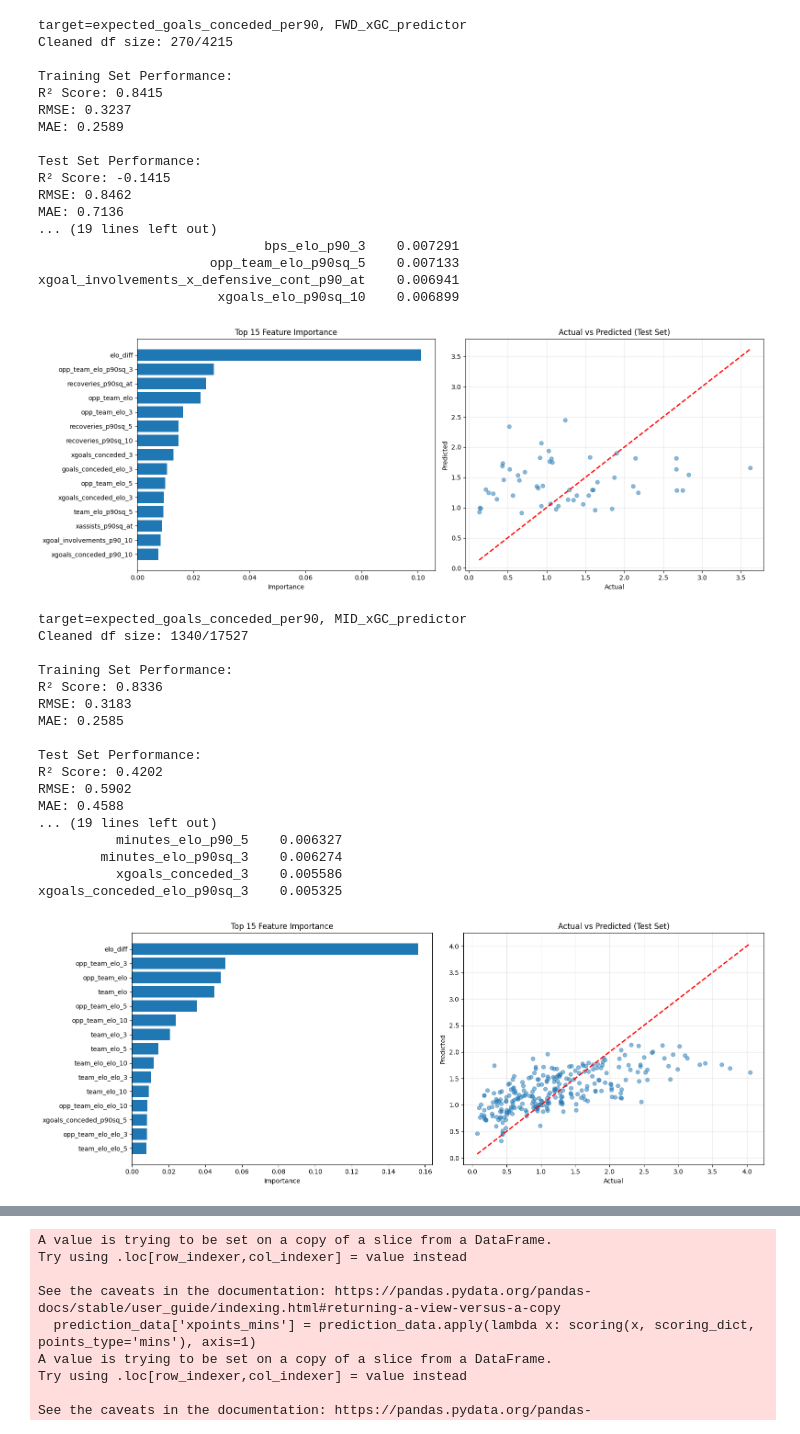
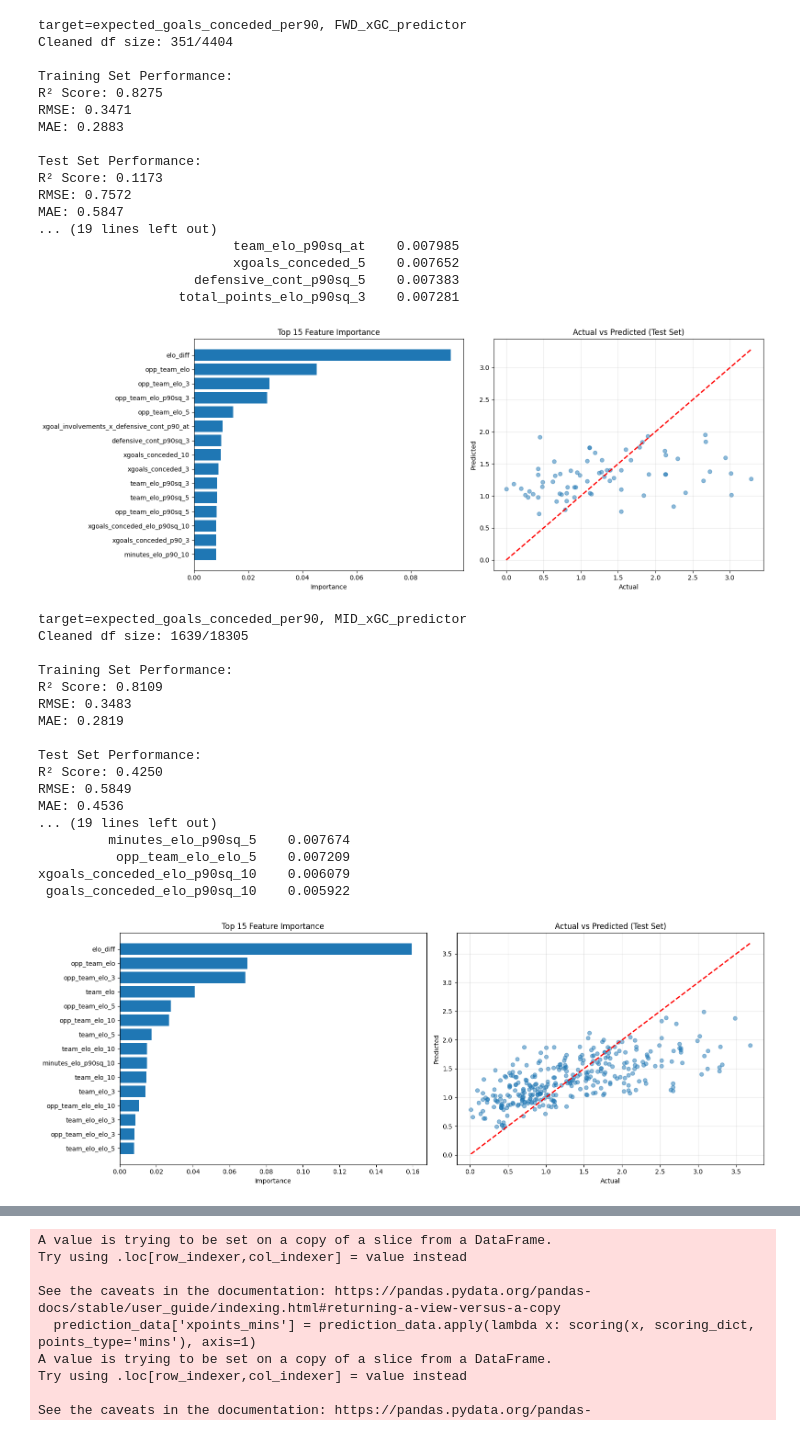
Before and after one commit to chrisimpacts/FPL-Points-Predictor, a Jupyter notebook: 3_FPL-Components-Prediction.ipynb, the cells around one changed output, grey strips where cells are left out. Drawn from its saved outputs; the diff is of its cells as text; code cells hidden in the pictures.

```diff
--- a/3_FPL-Components-Prediction.ipynb
+++ b/3_FPL-Components-Prediction.ipynb
@@ -865,5 +593,5 @@ MAE: 0.0684
 # %%
-filtered = (df['minutes']>45)&(df['player_season_minutes_total']>500)#&(df['total_points']<15)
+filtered = (df['minutes']>45)&(df['player_season_minutes_total']>100)#&(df['total_points']<15)
 
 if __name__ == "__main__":
 
@@ -882,61 +610,61 @@ if __name__ == "__main__":
         target='expected_goals_conceded_per90',
         positions={'MID'},
         columns_to_drop = cbi_defcon_cols)
     MID_xGC_predictor.fit()
     MID_xGC_predictor.plot_results()
 
     print("target=expected_goals_conceded_per90, DEF_xGC_predictor")
     DEF_xGC_predictor = FPLPredictor(
         data=df[filtered],
         target='expected_goals_conceded_per90',
         positions={'DEF'},
         columns_to_drop = cbi_defcon_cols)
     DEF_xGC_predictor.fit()
     DEF_xGC_predictor.plot_results()
 
     print("target=expected_goals_conceded_per90, GK_xGC_predictor")
     GK_xGC_predictor = FPLPredictor(
         data=df[filtered],
         target='expected_goals_conceded_per90',
         positions={'GK'},
         columns_to_drop = cbi_defcon_cols)
     GK_xGC_predictor.fit()
     GK_xGC_predictor.plot_results()
 # %% [output]
 target=expected_goals_conceded_per90, FWD_xGC_predictor
-Cleaned df size: 270/4215
+Cleaned df size: 351/4404
 
 Training Set Performance:
-R² Score: 0.8415
-RMSE: 0.3237
-MAE: 0.2589
+R² Score: 0.8275
+RMSE: 0.3471
+MAE: 0.2883
 
 Test Set Performance:
-R² Score: -0.1415
-RMSE: 0.8462
-MAE: 0.7136
+R² Score: 0.1173
+RMSE: 0.7572
+MAE: 0.5847
 ... (19 lines left out)
-                             bps_elo_p90_3    0.007291
-                      opp_team_elo_p90sq_5    0.007133
-xgoal_involvements_x_defensive_cont_p90_at    0.006941
-                       xgoals_elo_p90sq_10    0.006899
+                         team_elo_p90sq_at    0.007985
+                         xgoals_conceded_5    0.007652
+                    defensive_cont_p90sq_5    0.007383
+                  total_points_elo_p90sq_3    0.007281
-[figure, old version]
+[figure, new version]
 target=expected_goals_conceded_per90, MID_xGC_predictor
-Cleaned df size: 1340/17527
+Cleaned df size: 1639/18305
 
 Training Set Performance:
-R² Score: 0.8336
-RMSE: 0.3183
-MAE: 0.2585
+R² Score: 0.8109
+RMSE: 0.3483
+MAE: 0.2819
 
 Test Set Performance:
-R² Score: 0.4202
-RMSE: 0.5902
-MAE: 0.4588
+R² Score: 0.4250
+RMSE: 0.5849
+MAE: 0.4536
 ... (19 lines left out)
-          minutes_elo_p90_5    0.006327
-        minutes_elo_p90sq_3    0.006274
-          xgoals_conceded_3    0.005586
-xgoals_conceded_elo_p90sq_3    0.005325
+         minutes_elo_p90sq_5    0.007674
+          opp_team_elo_elo_5    0.007209
+xgoals_conceded_elo_p90sq_10    0.006079
+ goals_conceded_elo_p90sq_10    0.005922
-[figure, old version]
+[figure, new version]
 target=expected_goals_conceded_per90, DEF_xGC_predictor
```
Also changed, not shown: parts of 48 cells of this notebook, 8 other files.
